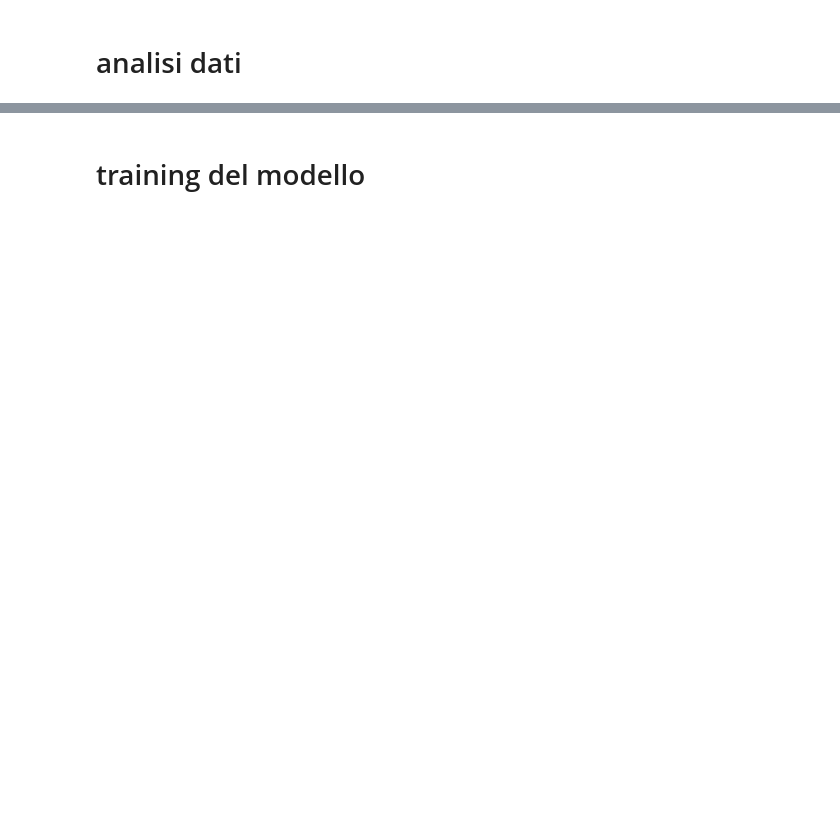
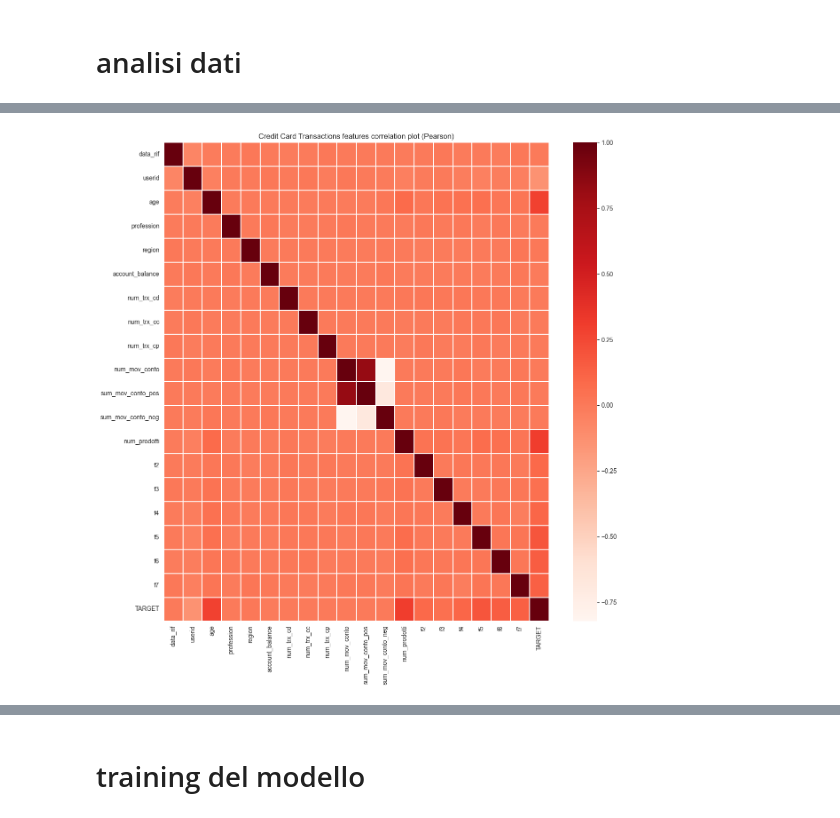
Before and after one commit to Leo-Rola/ml_engineer_exercises, a Jupyter notebook: notebooks/1-esercizio-ml.ipynb, the cells around one changed output, grey strips where cells are left out. Drawn from its saved outputs; the diff is of its cells as text; code cells hidden in the pictures; blank space fills up the shorter version.

```diff
--- a/notebooks/1-esercizio-ml.ipynb
+++ b/notebooks/1-esercizio-ml.ipynb
@@ -67,0 +130,23 @@ df.head()
+# %%
+def handle_non_numerical_data(df):
+    columns = df.columns.values
+    for column in columns:
+        text_digit_vals = {}
+        def convert_to_int(val):
+            return text_digit_vals[val]
+
+        if df[column].dtype != np.int64 and df[column].dtype != np.float64:
+            column_contents = df[column].values.tolist()
+            unique_elements = set(column_contents)
+            x = 0
+            for unique in unique_elements:
+                if unique not in text_digit_vals:
+                    text_digit_vals[unique] = x
+                    x+=1
+
+            df[column] = list(map(convert_to_int, df[column]))
+
+    return df
+
+df = handle_non_numerical_data(df)
+df.head()
@@ -67,0 +160,10 @@ df.head()
+# %%
+X_df=df.drop('TARGET', axis=1)
+Y_df=df['TARGET']
+scaler = RobustScaler()
+X_df=scaler.fit_transform(X_df)
+DTYPES.pop("TARGET")
+data_df = pd.DataFrame(X_df, columns=DTYPES.keys())
+DTYPES.update({'TARGET': np.int64})
+data_df['TARGET']=Y_df
+data_df.head()
@@ -69,0 +231,10 @@ df.head()
+# %%
+#FEATURES CORRELATION
+plt.figure(figsize = (14,14))
+plt.title('Credit Card Transactions features correlation plot (Pearson)')
+corr = data_df.corr()
+sns.heatmap(corr,xticklabels=corr.columns,yticklabels=corr.columns,linewidths=.1,cmap="Reds")
+plt.show()
+plt.close()
+# %% [output]
+[figure, added]
```
Also changed, not shown: parts of 14 cells of this notebook, 7 other files.
